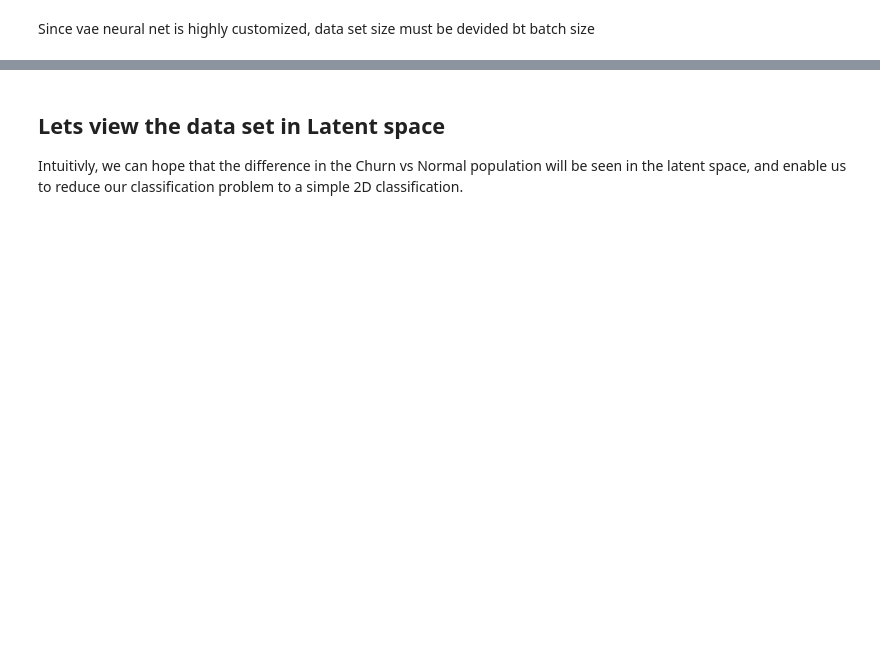
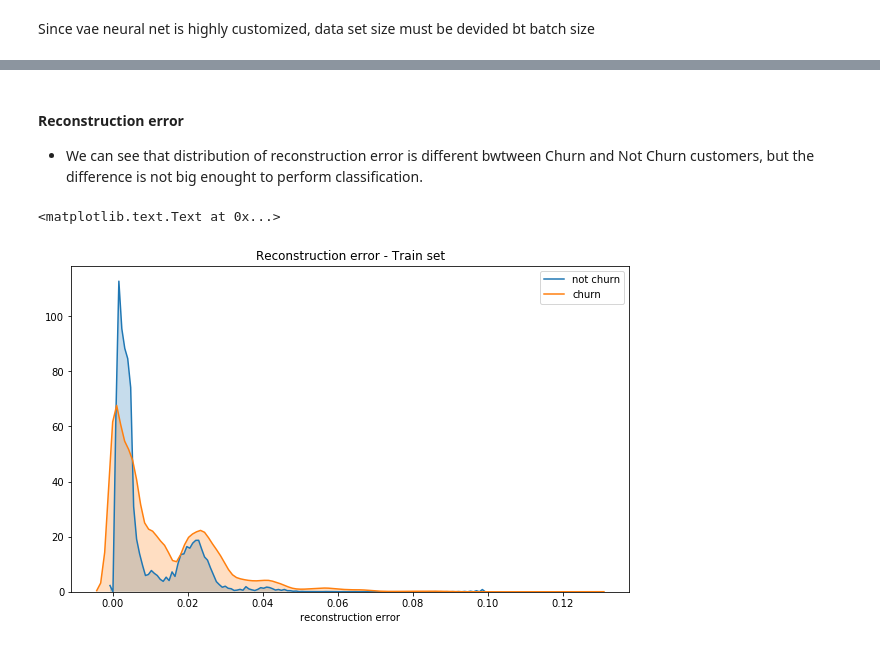
Before and after one commit to naomifridman/Deep-VAE-prediction-of-churn-customer, a Jupyter notebook: vae_classification_of_churn_customer.ipynb, the cells around one changed output, grey strips where cells are left out. Cells and saved outputs as stored; diff of their text form; code cells hidden in the pictures; blank space fills up the shorter version.

```diff
--- a/vae_classification_of_churn_customer.ipynb
+++ b/vae_classification_of_churn_customer.ipynb
@@ -441,3 +441,19 @@ drow_history(vae_history, 'loss')
-# %% [markdown]
-## Lets view the data set in Latent space
-Intuitivly, we can hope that the difference in the Churn vs Normal population will be seen in the latent space, and enable us to reduce our classification problem to a simple 2D classification.
+# %% [markdown]
+#### Reconstruction error
+* We can see that distribution of reconstruction error is different bwtween Churn and Not Churn customers, but the difference is not big enought to perform classification.
+# %%
+x_train_encoded = encoder.predict(X_train)
+
+pred_train = decoder.predict(x_train_encoded)
+mse = np.mean(np.power(X_train - pred_train, 2), axis=1)
+error_df = pd.DataFrame({'recon_error': mse,
+                        'churn': y_train})
+
+plt.figure(figsize=(10,6))
+sns.kdeplot(error_df.recon_error[error_df.churn==0], label='not churn', shade=True, clip=(0,10))
+sns.kdeplot(error_df.recon_error[error_df.churn==1], label='churn', shade=True, clip=(0,10))
+plt.xlabel('reconstruction error');
+plt.title('Reconstruction error - Train set')
+# %% [output]
+<matplotlib.text.Text at 0x...>
+[figure, added]
```
Also changed, not shown: parts of 63 cells of this notebook.
